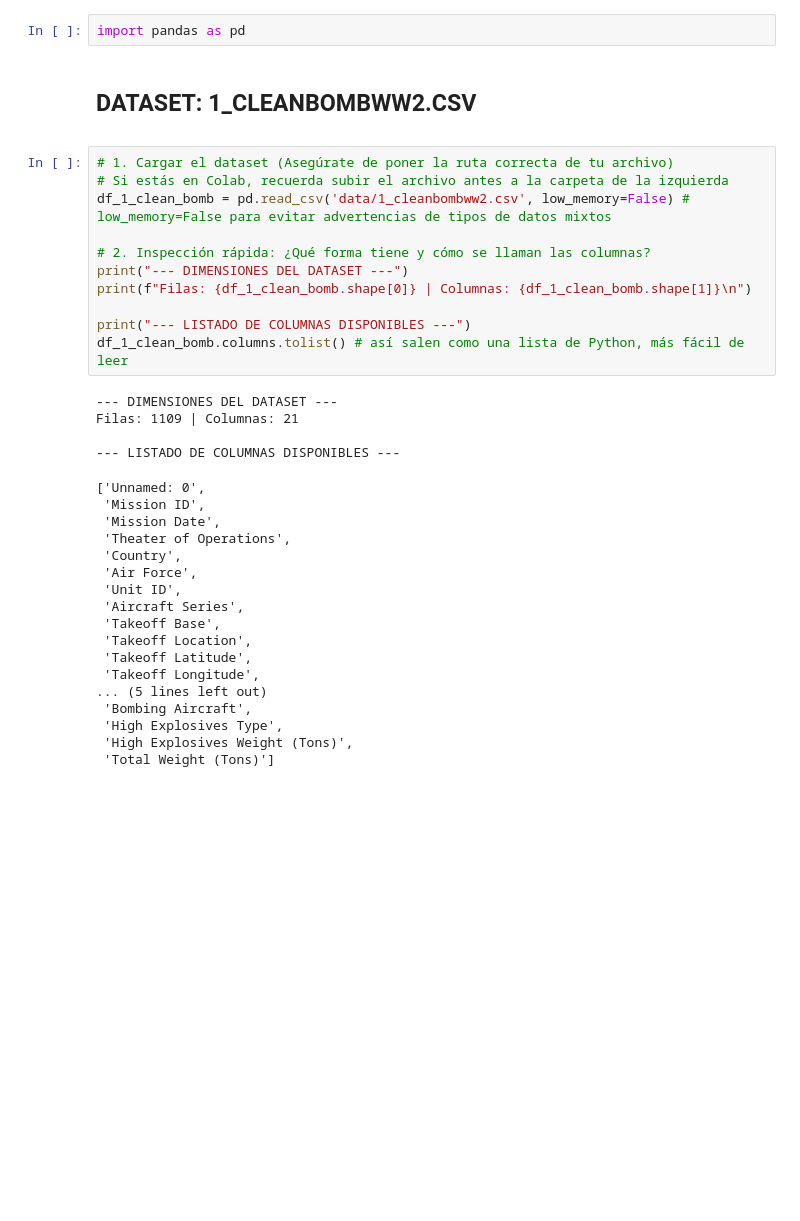
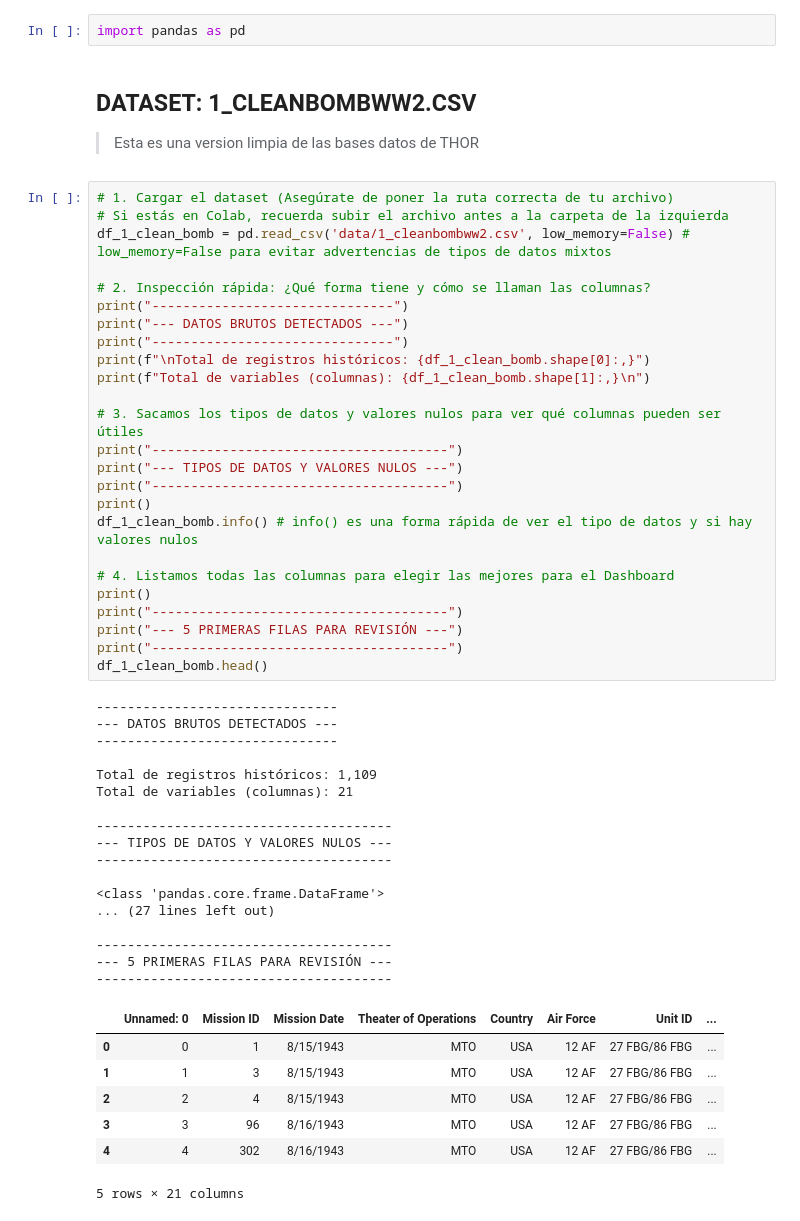
Before and after one commit to HelenDiMo/archaios-data-Intelligence, a Jupyter notebook: desembarco_normandia.ipynb, the cells around one changed output. Saved outputs shown, nothing was run; the diff lists cells and outputs as text; blank space fills up the shorter version.

```diff
--- a/desembarco_normandia.ipynb
+++ b/desembarco_normandia.ipynb
@@ -10,37 +10,54 @@ import pandas as pd
 # %% [markdown]
 ## DATASET: 1_CLEANBOMBWW2.CSV
 
->
+>Esta es una version limpia de las bases datos de THOR
 # %%
 # 1. Cargar el dataset (Asegúrate de poner la ruta correcta de tu archivo)
 # Si estás en Colab, recuerda subir el archivo antes a la carpeta de la izquierda
 df_1_clean_bomb = pd.read_csv('data/1_cleanbombww2.csv', low_memory=False) # low_memory=False para evitar advertencias de tipos de datos mixtos
 
 # 2. Inspección rápida: ¿Qué forma tiene y cómo se llaman las columnas?
-print("--- DIMENSIONES DEL DATASET ---")
-print(f"Filas: {df_1_clean_bomb.shape[0]} | Columnas: {df_1_clean_bomb.shape[1]}\n")
+print("-------------------------------")
+print("--- DATOS BRUTOS DETECTADOS ---")
+print("-------------------------------")
+print(f"\nTotal de registros históricos: {df_1_clean_bomb.shape[0]:,}")
+print(f"Total de variables (columnas): {df_1_clean_bomb.shape[1]:,}\n")
 
-print("--- LISTADO DE COLUMNAS DISPONIBLES ---")
-df_1_clean_bomb.columns.tolist() # así salen como una lista de Python, más fácil de leer
+# 3. Sacamos los tipos de datos y valores nulos para ver qué columnas pueden ser útiles
+print("--------------------------------------")
+print("--- TIPOS DE DATOS Y VALORES NULOS ---")
+print("--------------------------------------")
+print()
+df_1_clean_bomb.info() # info() es una forma rápida de ver el tipo de datos y si hay valores nulos
+
+# 4. Listamos todas las columnas para elegir las mejores para el Dashboard
+print()
+print("--------------------------------------")
+print("--- 5 PRIMERAS FILAS PARA REVISIÓN ---")
+print("--------------------------------------")
+df_1_clean_bomb.head()
 # %% [output]
---- DIMENSIONES DEL DATASET ---
-Filas: 1109 | Columnas: 21
+-------------------------------
+--- DATOS BRUTOS DETECTADOS ---
+-------------------------------
 
---- LISTADO DE COLUMNAS DISPONIBLES ---
+Total de registros históricos: 1,109
+Total de variables (columnas): 21
+
+--------------------------------------
+--- TIPOS DE DATOS Y VALORES NULOS ---
+--------------------------------------
+
+<class 'pandas.core.frame.DataFrame'>
+... (27 lines left out)
+
+--------------------------------------
+--- 5 PRIMERAS FILAS PARA REVISIÓN ---
+--------------------------------------
+|  | Unnamed: 0 | Mission ID | Mission Date | Theater of Operations | Country | Air Force | Unit ID | ... |
+| 0 | 0 | 1 | 8/15/1943 | MTO | USA | 12 AF | 27 FBG/86 FBG | ... |
+| 1 | 1 | 3 | 8/15/1943 | MTO | USA | 12 AF | 27 FBG/86 FBG | ... |
+| 2 | 2 | 4 | 8/15/1943 | MTO | USA | 12 AF | 27 FBG/86 FBG | ... |
+| 3 | 3 | 96 | 8/16/1943 | MTO | USA | 12 AF | 27 FBG/86 FBG | ... |
+| 4 | 4 | 302 | 8/16/1943 | MTO | USA | 12 AF | 27 FBG/86 FBG | ... |
-['Unnamed: 0',
- 'Mission ID',
- 'Mission Date',
- 'Theater of Operations',
- 'Country',
- 'Air Force',
- 'Unit ID',
- 'Aircraft Series',
- 'Takeoff Base',
- 'Takeoff Location',
- 'Takeoff Latitude',
- 'Takeoff Longitude',
-... (5 lines left out)
- 'Bombing Aircraft',
- 'High Explosives Type',
- 'High Explosives Weight (Tons)',
- 'Total Weight (Tons)']
+5 rows × 21 columns
```
Also changed, not shown: parts of 19 cells of this notebook, 11 other files.
